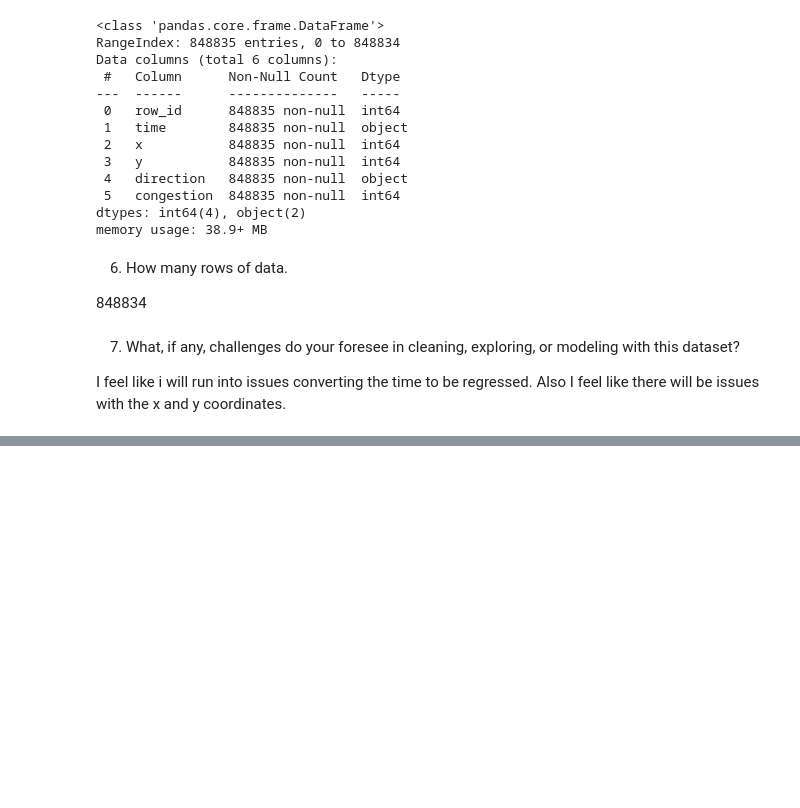
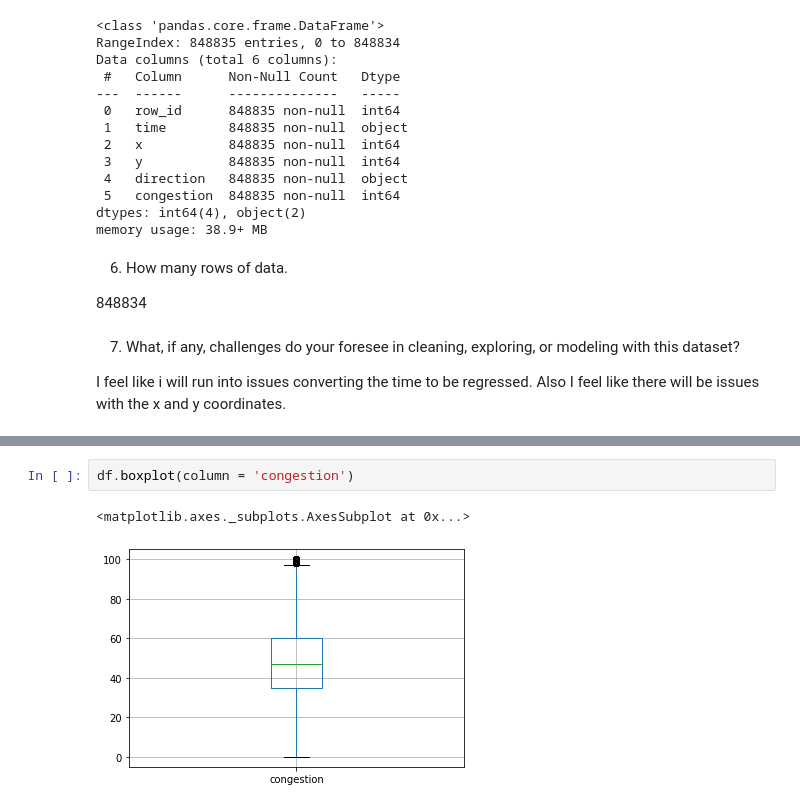
Before and after one commit to svohra10/Project-2-Coding-Dojo, a Jupyter notebook: Project_2.ipynb, the cells around one changed output, grey strips where cells are left out. Drawn from its saved outputs; the diff is of its cells as text; blank space fills up the shorter version.

```diff
--- a/Project_2.ipynb
+++ b/Project_2.ipynb
@@ -115,0 +210,5 @@ Regression
+# %%
+df.boxplot(column = 'congestion')
+# %% [output]
+<matplotlib.axes._subplots.AxesSubplot at 0x...>
+[figure, added]
```
Also changed, not shown: parts of 47 cells of this notebook.
